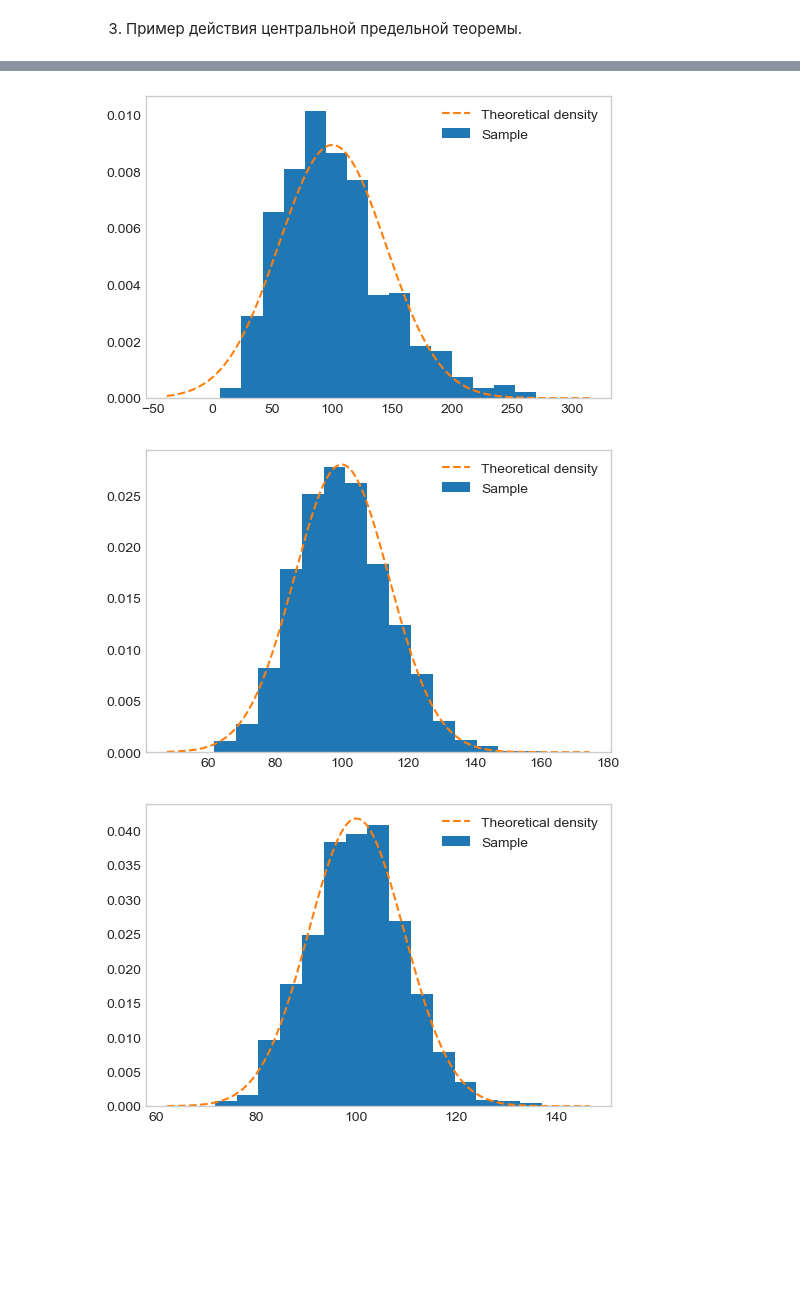
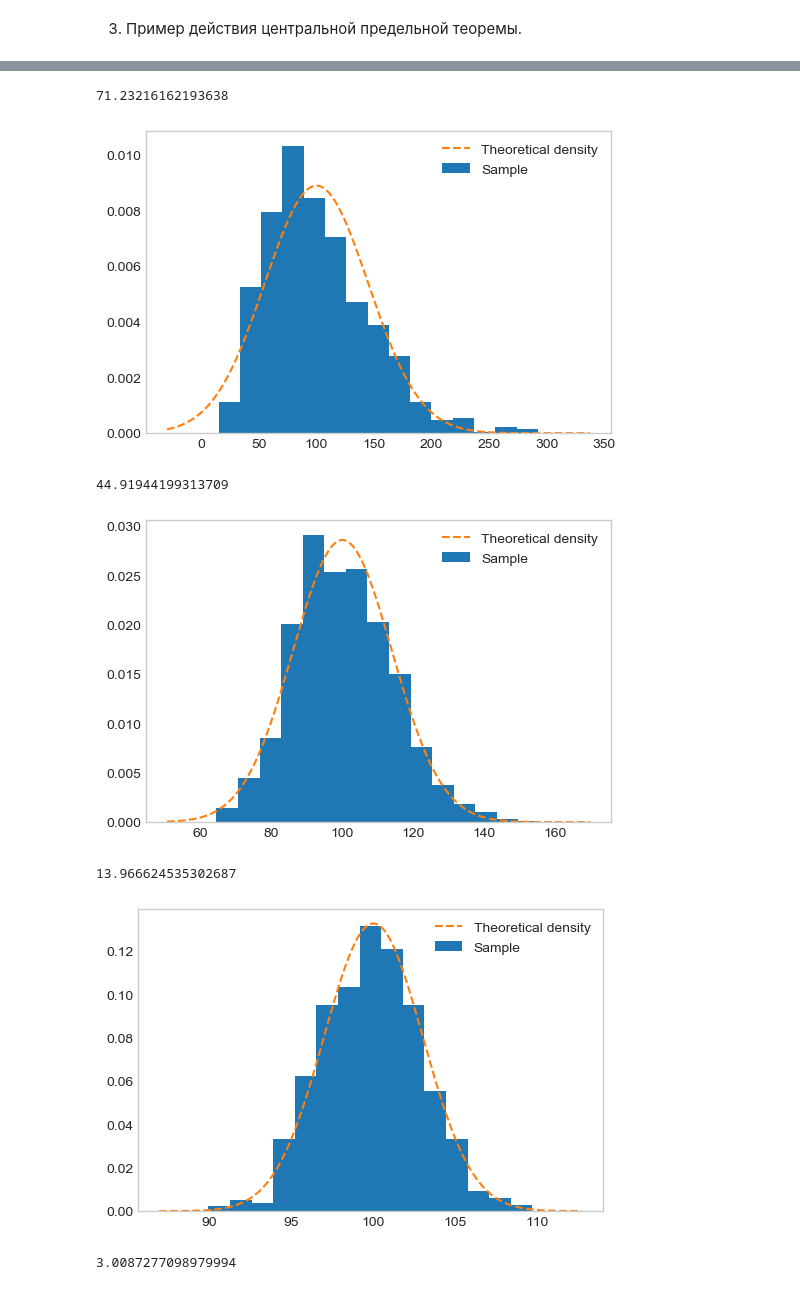
Before and after one commit to AlexandrPotseluev/math, a Jupyter notebook: probability_4.ipynb, the cells around one changed output, grey strips where cells are left out. Cells and saved outputs as stored; diff of their text form; code cells hidden in the pictures; blank space fills up the shorter version.

```diff
--- a/probability_4.ipynb
+++ b/probability_4.ipynb
@@ -34,16 +39,16 @@ print(f'Процент коробок, имеющих массу больше 1.
 # %% [markdown]
 2. Коробка содержит 30 конфет. Известно, что масса каждой конфеты распределена равномерно в промежутке от 12 до 14 граммов. Используя центральную предельную теорему, найти вероятность, что масса всей коробки будет: а) меньше 390 граммов, б) больше 395 граммов, в) от 380 до 400 граммов. Массой самой коробки можно пренебречь.
 # %%
-minimum = 12*30
-maximum = 14*30
+n=30
+minimum = 12
+maximum = 14
 gramms_list = [390, 395, 380, 400]
 
-scale = np.sqrt((maximum - minimum)**2 / 12)
-loc = (maximum + minimum)/2
-norm = stats.norm(loc=loc, scale=scale)
-p_list = [round(norm.cdf(n),2) for n in gramms_list]
+scale = np.sqrt(n*(maximum - minimum)**2 / 12)
+loc = n*(maximum + minimum)/2
+p_list = [stats.norm.cdf(n,loc=loc, scale=scale) for n in gramms_list]
 
-print(f'Вероятность, что масса всей коробки будет:\nа) меньше 390 граммов = {p_list[0]},\nб) больше 395 граммов = {1-p_list[1]},\nв) от 380 до 400 граммов = {round(p_list[3]-p_list[2],2)}.')
+print(f'Вероятность, что масса всей коробки будет:\nа) меньше 390 граммов = {p_list[0].round(4)},\nб) больше 395 граммов = {(1-p_list[1]).round(4)},\nв) от 380 до 400 граммов = {(p_list[3]-p_list[2]).round(4)}.')
 # %% [output]
 Вероятность, что масса всей коробки будет:
 а) меньше 390 граммов = 0.5,
@@ -52,7 +57,7 @@ print(f'Вероятность, что масса всей коробки буд
 # %% [markdown]
 3. Пример действия центральной предельной теоремы.
 # %%
-n_list = [2,5,50,100]
+n_list = [2,5,50,1000]
 loc = 100
 
 for n in n_list:
@@ -67,4 +72,5 @@ for n in n_list:
     plt.legend()
     plt.grid(False)
     plt.show()
+    print(scale)
 # %% [output]
@@ -72,3 +78,7 @@ for n in n_list:
+71.23216162193638
-[figure, old version]
+[figure, new version]
+44.91944199313709
-[figure, old version]
+[figure, new version]
+13.966624535302687
-[figure, old version]
+[figure, new version]
+3.0087277098979994
```
Also changed, not shown: parts of 4 cells of this notebook.
